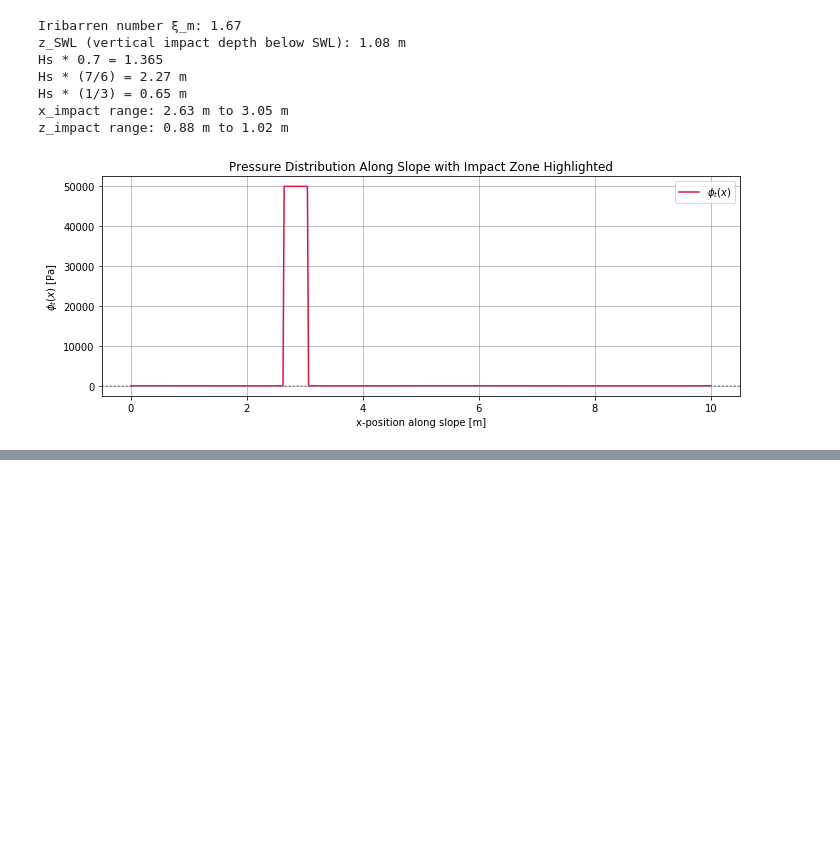
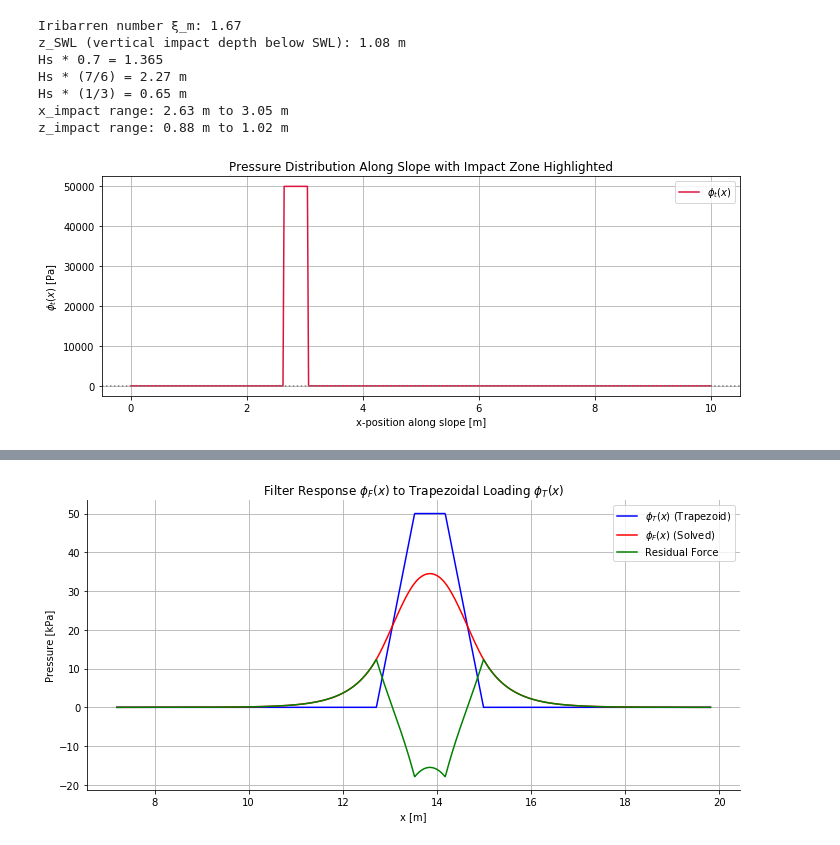
Before and after one commit to ThomasPennockTU/Thesis_Repository, a Jupyter notebook: workfolder/Forces_notebook.ipynb, the cells around one changed output, grey strips where cells are left out. Drawn from its saved outputs; the diff is of its cells as text; code cells hidden in the pictures; blank space fills up the shorter version.

Commit message:
new forces notebook

```diff
--- a/workfolder/Forces_notebook.ipynb
+++ b/workfolder/Forces_notebook.ipynb
@@ -466,0 +514,84 @@ plt.show()
+# %%
+import numpy as np
+import matplotlib.pyplot as plt
+from numpy.linalg import solve
+
+# --- Physical and Wave Parameters ---
+Hs = 1.95           # [m] Significant wave height
+Tp = 5.59           # [s] Peak wave period
+g = 9.81            # [m/s^2] Gravity
+tan_beta = 1 / 3    # [-] Slope of the revetment
+SWL = 5.7           # [m] Still water level
+P_max = 50000       # [Pa] Peak pressure
+
+# --- Leakage Length Parameters ---
+D = 0.30            # [m] Top layer thickness
+b = 0.30            # [m] Filter layer thickness
+k = 0.19            # [m/s] Filter permeability
+k_prime = 0.05      # [m/s] Base layer permeability
+Lambda = np.sqrt(D * b * k / k_prime)
+
+# --- Impact Location Based on Wave Physics ---
+L0 = g * Tp**2 / (2 * np.pi)
+xi = tan_beta / np.sqrt(Hs / L0)
+z_SWL = Hs * (0.8 + 0.6 * np.tanh(xi - 2.1)) if xi < 3 else np.nan
+x_center = (SWL - z_SWL) / tan_beta  # Impact point in x-direction
+
+# --- Trapezoidal Pressure Geometry ---
+w_base = (7/6) * Hs
+w_top = (1/3) * Hs
+
+x_left_base = x_center - w_base / 2
+x_right_base = x_center + w_base / 2
+x_left_top = x_center - w_top / 2
+x_right_top = x_center + w_top / 2
+
+# --- Discretization ---
+dx = 0.01
+x = np.arange(2.4 / tan_beta, 6.6 / tan_beta + dx, dx)
+N = len(x)
+
+# --- Trapezoidal Pressure Function ---
+wave_impact = np.zeros_like(x)
+for i, x_val in enumerate(x):
+    if x_left_base <= x_val < x_left_top:
+        wave_impact[i] = (x_val - x_left_base) * (P_max / (x_left_top - x_left_base))
+    elif x_left_top <= x_val <= x_right_top:
+        wave_impact[i] = P_max
+    elif x_right_top < x_val <= x_right_base:
+        wave_impact[i] = P_max * (x_right_base - x_val) / (x_right_base - x_right_top)
+
+# --- Solve for Filter Response ---
+b_vec = -wave_impact.copy()
+b_vec[0] = 0
+b_vec[-1] = 0
+
+A = np.zeros((N, N))
+coeff = Lambda**2 / dx**2
+for i in range(1, N - 1):
+    A[i, i - 1] = coeff
+    A[i, i]     = -2 * coeff - 1
+    A[i, i + 1] = coeff
+A[0, 0] = 1.0
+A[-1, -1] = 1.0
+
+phi_F = solve(A, b_vec)
+residual_force = phi_F - wave_impact
+
+# --- Plotting ---
+plt.figure(figsize=(10, 5))
+plt.plot(x, wave_impact / 1000, label=r'$\phi_T(x)$ (Trapezoid)', color='blue')
+plt.plot(x, phi_F / 1000, label=r'$\phi_F(x)$ (Solved)', color='red')
+plt.plot(x, residual_force / 1000, label=r'Residual Force', color='green')
+
+plt.xlabel('x [m]')
+plt.ylabel('Pressure [kPa]')
+plt.title('Filter Response $\phi_F(x)$ to Trapezoidal Loading $\phi_T(x)$')
+plt.legend()
+plt.grid(True)
+plt.tight_layout()
+plt.gca().spines['top'].set_visible(False)
+plt.gca().spines['right'].set_visible(False)
+plt.show()
+# %% [output]
+[figure, added]
```
Also changed, not shown: parts of 3 cells of this notebook.
